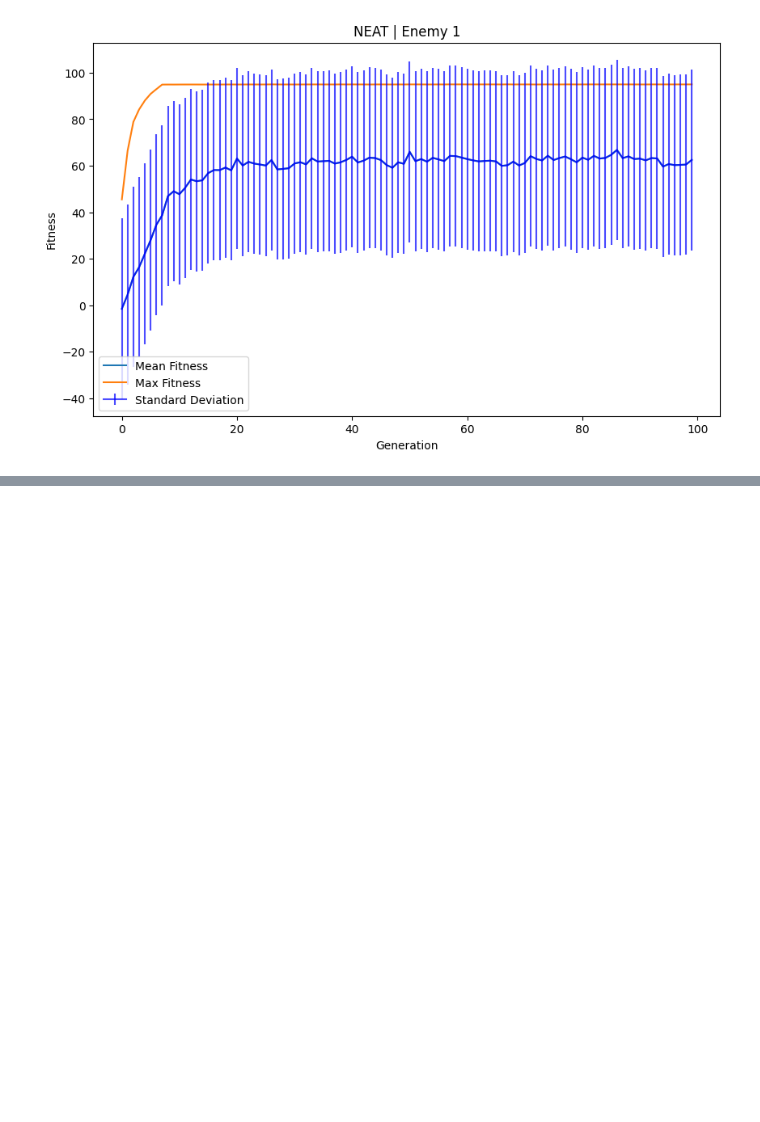
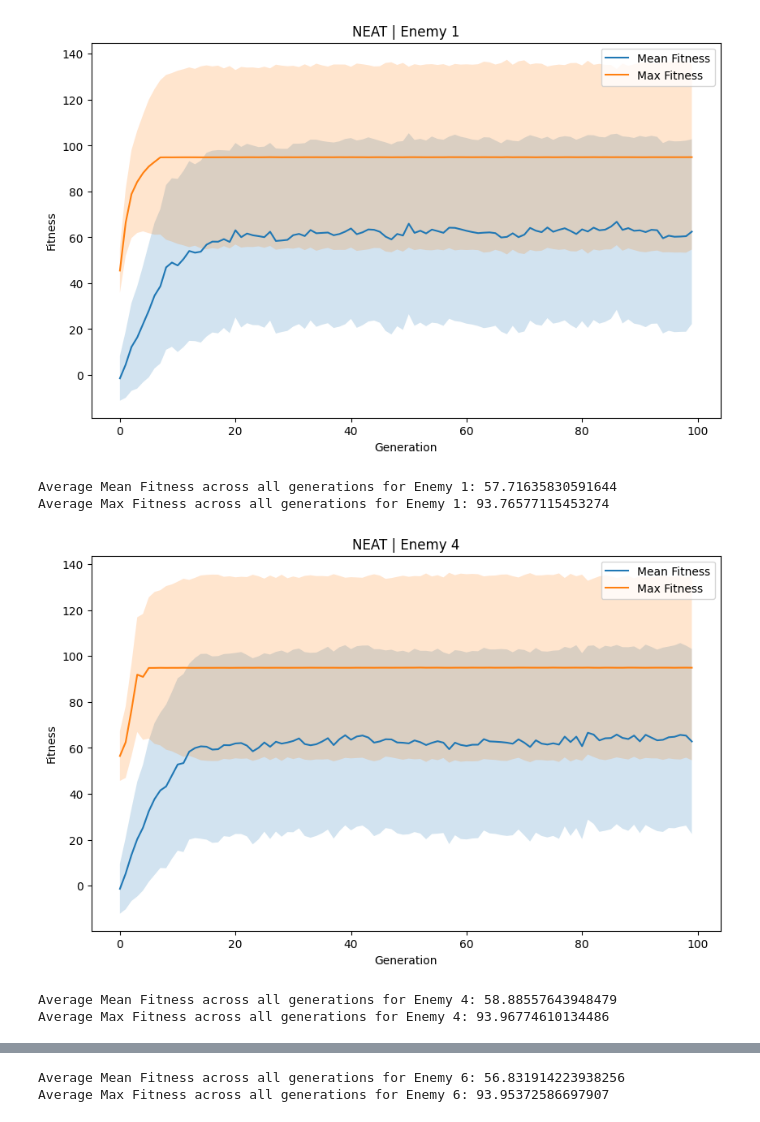
Before and after one commit to mrclsu/evoman_framework, a Jupyter notebook: data_visualization/lineplot.ipynb, the cells around one changed output, grey strips where cells are left out. Cells and saved outputs as stored; diff of their text form; code cells hidden in the pictures; blank space fills up the shorter version.

```diff
--- a/data_visualization/lineplot.ipynb
+++ b/data_visualization/lineplot.ipynb
@@ -5,57 +5,70 @@ import os
 
 # Define a function to read and process a single CSV file
 def process_csv(file_path):
     df = pd.read_csv(file_path)
     return df
 
 # Define a function to aggregate data across all CSV files
 def aggregate_data(file_paths):
     dfs = [process_csv(file) for file in file_paths]
     combined_df = pd.concat(dfs)
     aggregated_df = combined_df.groupby('generation').agg({
         'max_fitness': 'mean',
         'mean_fitness': 'mean',
         'stdev_fitness': 'mean'
     }).reset_index()
     return aggregated_df
 
 # List of file paths (replace with your actual file paths)
 base_path = "../neat-controller/stats/"
 
-enemy_number = 1
+enemies = [1, 4, 6]
 run_numbers = range(10)  # Assuming run numbers range from 0 to 9
 
-file_paths = []
+for enemy_number in enemies:
+    file_paths = []
 
-for run_num in run_numbers:
-    file_name = f"stats-{enemy_number}-{run_num}.csv"
-    file_path = os.path.join(base_path, file_name)
-    file_paths.append(file_path)
+    for run_num in run_numbers:
+        file_name = f"stats-{enemy_number}-{run_num}.csv"
+        file_path = os.path.join(base_path, file_name)
+        file_paths.append(file_path)
 
-# Aggregate the data
-aggregated_data = aggregate_data(file_paths)
+    # Aggregate the data
+    aggregated_data = aggregate_data(file_paths)
 
-# Calculate average mean and maximum values
-avg_mean_fitness = aggregated_data['mean_fitness'].mean()
-avg_max_fitness = aggregated_data['max_fitness'].mean()
-avg_stdev_fitness = aggregated_data['stdev_fitness'].mean()
+    # Calculate average mean and maximum values
+    avg_mean_fitness = aggregated_data['mean_fitness'].mean()
+    avg_max_fitness = aggregated_data['max_fitness'].mean()
+    avg_stdev_fitness = aggregated_data['stdev_fitness'].mean()
 
-# Plotting
-plt.figure(figsize=(10, 6))
-# Plot the average mean fitness
-plt.plot(aggregated_data['generation'], aggregated_data['mean_fitness'], label='Mean Fitness')
-plt.plot(aggregated_data['generation'], aggregated_data['max_fitness'], label='Max Fitness')
+    # Plotting
+    plt.figure(figsize=(10, 6))
+    # Plot the average mean fitness
+    plt.plot(aggregated_data['generation'], aggregated_data['mean_fitness'], label='Mean Fitness')
+    plt.plot(aggregated_data['generation'], aggregated_data['max_fitness'], label='Max Fitness')
 
-# Add error bars for standard deviation
-plt.errorbar(aggregated_data['generation'], aggregated_data['mean_fitness'], yerr=avg_stdev_fitness, color='blue', alpha=0.7, label='Standard Deviation')
+    # Add error bars for standard deviation around the average
+    plt.fill_between(aggregated_data['generation'],
+                    aggregated_data['mean_fitness'] - aggregated_data['stdev_fitness'],
+                    aggregated_data['mean_fitness'] + aggregated_data['stdev_fitness'],
+                    alpha=0.2)
+    plt.fill_between(aggregated_data['generation'],
+                    aggregated_data['max_fitness'] - aggregated_data['stdev_fitness'],
+                    aggregated_data['max_fitness'] + aggregated_data['stdev_fitness'],
+                    alpha=0.2)
 
-plt.xlabel('Generation')
-plt.ylabel('Fitness')
-plt.title('NEAT | Enemy 1')
-plt.legend()
-plt.show()
+    plt.xlabel('Generation')
+    plt.ylabel('Fitness')
+    plt.title(f'NEAT | Enemy {enemy_number}')
+    plt.legend()
+    plt.show()
 
-# print(f"Average Mean Fitness across all generations: {avg_mean_fitness}")
-# print(f"Average Max Fitness across all generations: {avg_max_fitness}")
+    print(f"Average Mean Fitness across all generations for Enemy {enemy_number}: {avg_mean_fitness}")
+    print(f"Average Max Fitness across all generations for Enemy {enemy_number}: {avg_max_fitness}")
 # %% [output]
-[figure, old version]
+[figure, new version]
+Average Mean Fitness across all generations for Enemy 1: 57.71635830591644
+Average Max Fitness across all generations for Enemy 1: 93.76577115453274
+[figure, added]
+Average Mean Fitness across all generations for Enemy 4: 58.88557643948479
+Average Max Fitness across all generations for Enemy 4: 93.96774610134486
@@ -61,0 +76,2 @@ plt.show()
+Average Mean Fitness across all generations for Enemy 6: 56.831914223938256
+Average Max Fitness across all generations for Enemy 6: 93.95372586697907
```
Also changed, not shown: parts of 1 cell of this notebook.
